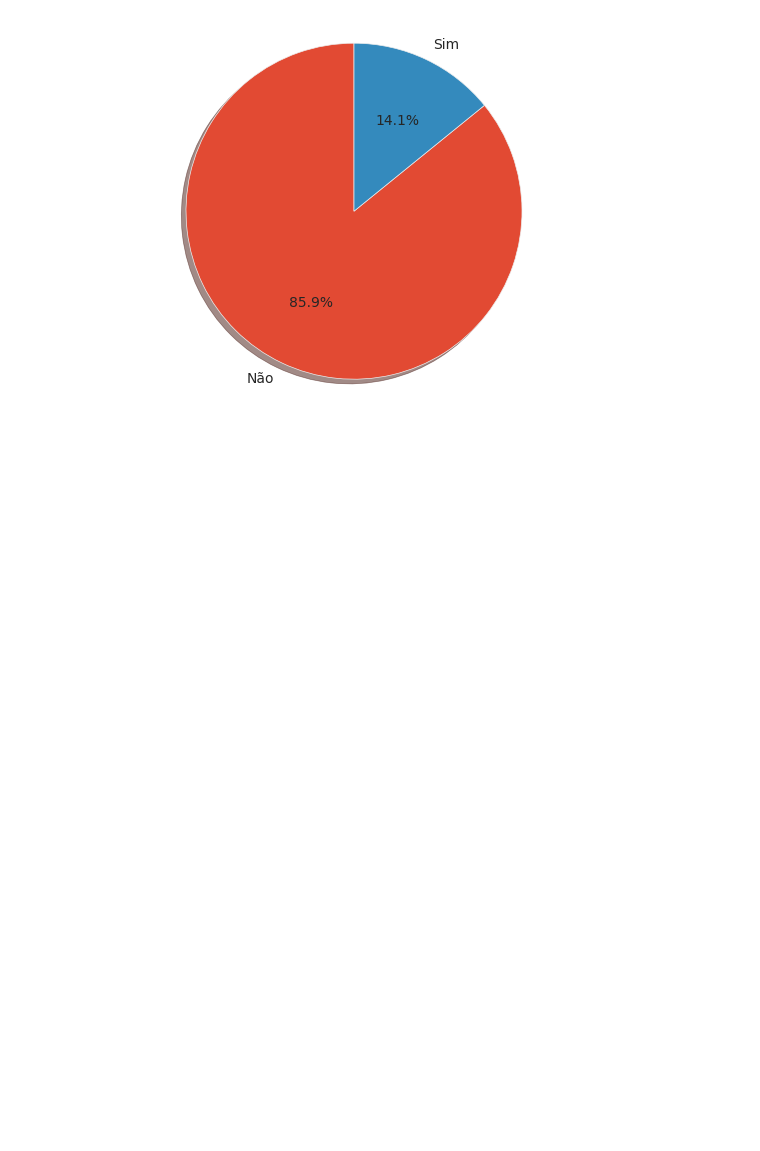
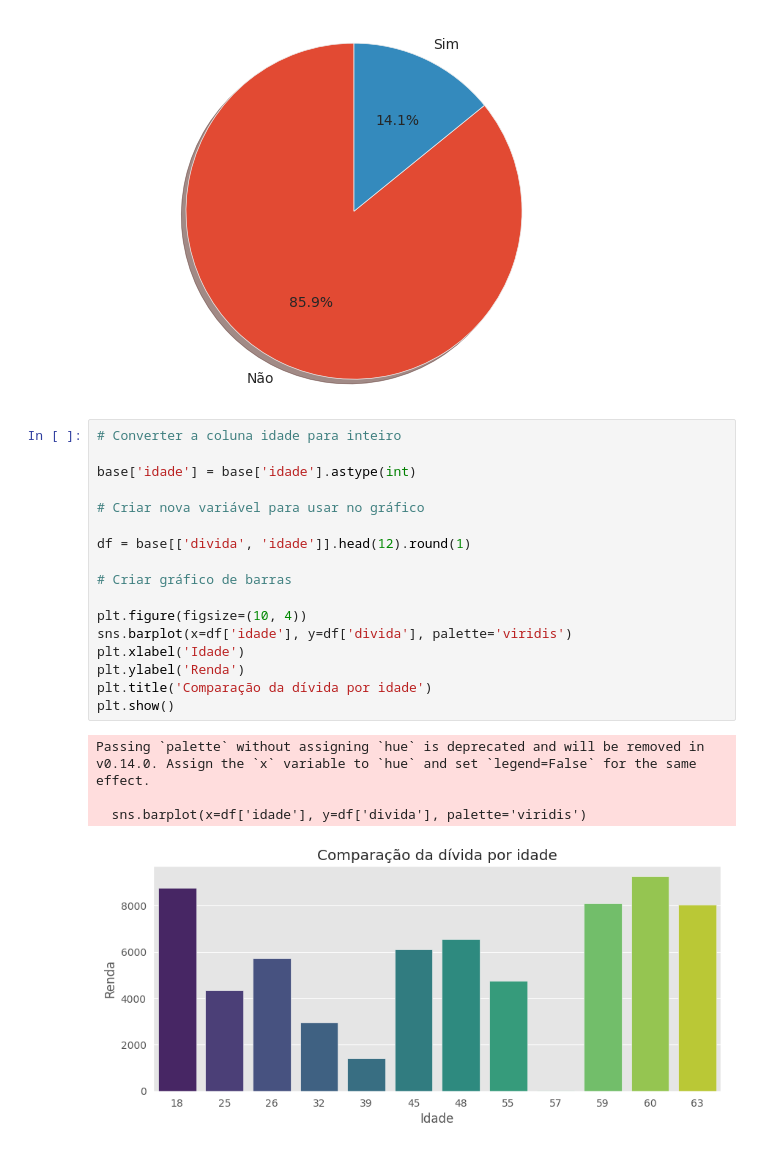
Before and after one commit to rafflds/bons_maus_pagadores_emprestimo, a Jupyter notebook: Dados_emprestimos.ipynb, the cells around one changed output. Saved outputs shown, nothing was run; the diff lists cells and outputs as text; blank space fills up the shorter version.

```diff
--- a/Dados_emprestimos.ipynb
+++ b/Dados_emprestimos.ipynb
@@ -166,3 +173,25 @@ ax1.axis('equal')
 plt.show()
 # %% [output]
 [figure]
+# %%
+# Converter a coluna idade para inteiro
+
+base['idade'] = base['idade'].astype(int)
+
+# Criar nova variável para usar no gráfico
+
+df = base[['divida', 'idade']].head(12).round(1)
+
+# Criar gráfico de barras
+
+plt.figure(figsize=(10, 4))
+sns.barplot(x=df['idade'], y=df['divida'], palette='viridis')
+plt.xlabel('Idade')
+plt.ylabel('Renda')
+plt.title('Comparação da dívida por idade')
+plt.show()
+# %% [output]
+Passing `palette` without assigning `hue` is deprecated and will be removed in v0.14.0. Assign the `x` variable to `hue` and set `legend=False` for the same effect.
+
+  sns.barplot(x=df['idade'], y=df['divida'], palette='viridis')
+[figure, added]
```
Also changed, not shown: parts of 5 cells of this notebook.
